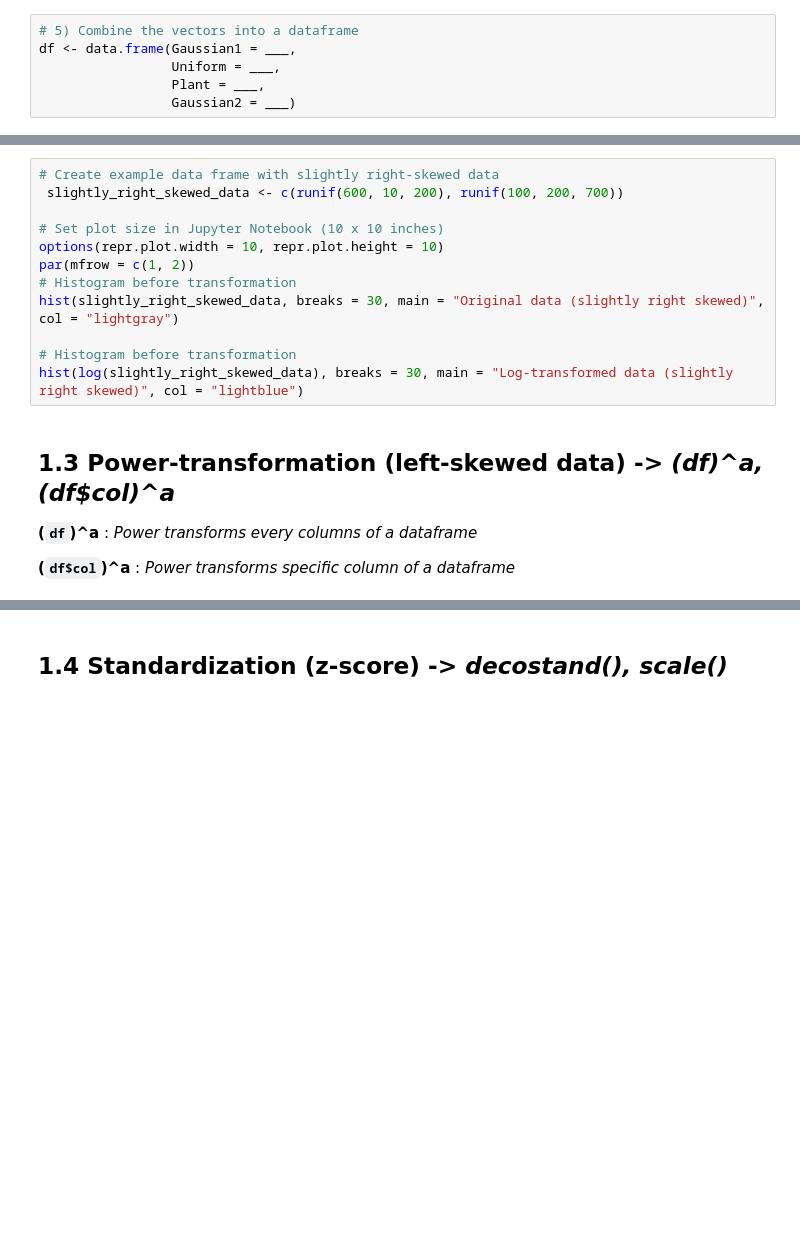
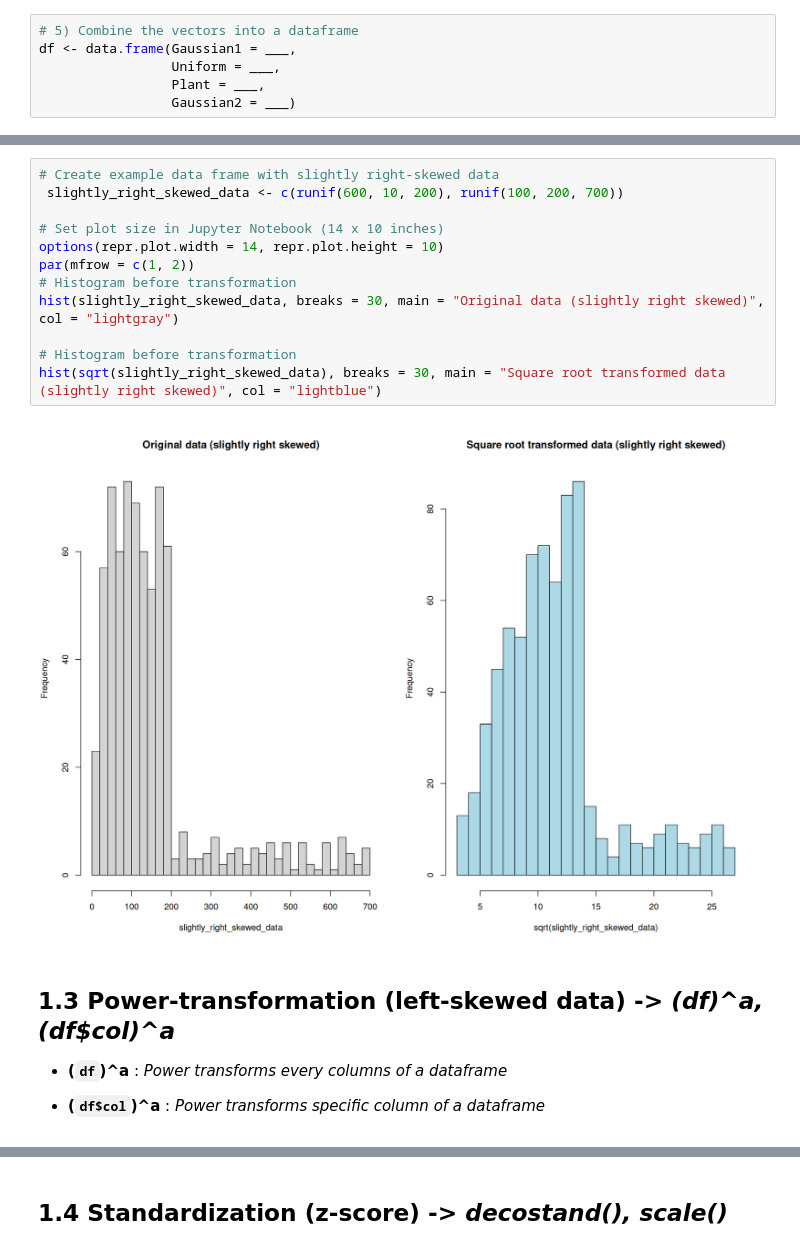
Before and after one commit to yaugot/ENV513_Multivariate_Statistics_in_R, a Jupyter notebook: Script2/Script2.ipynb, the cells around one changed output, grey strips where cells are left out. Cells and saved outputs as stored; diff of their text form; blank space fills up the shorter version.

```diff
--- a/Script2/Script2.ipynb
+++ b/Script2/Script2.ipynb
@@ -472,21 +536,23 @@ hist(log(right_skewed_data), breaks = 30, main = "Log-transformed data (right sk
 # %%
 # Create example data frame with slightly right-skewed data
  slightly_right_skewed_data <- c(runif(600, 10, 200), runif(100, 200, 700))
 
-# Set plot size in Jupyter Notebook (10 x 10 inches)
-options(repr.plot.width = 10, repr.plot.height = 10)
+# Set plot size in Jupyter Notebook (14 x 10 inches)
+options(repr.plot.width = 14, repr.plot.height = 10)
 par(mfrow = c(1, 2))
 # Histogram before transformation
 hist(slightly_right_skewed_data, breaks = 30, main = "Original data (slightly right skewed)", col = "lightgray")
 
 # Histogram before transformation
-hist(log(slightly_right_skewed_data), breaks = 30, main = "Log-transformed data (slightly right skewed)", col = "lightblue")
+hist(sqrt(slightly_right_skewed_data), breaks = 30, main = "Square root transformed data (slightly right skewed)", col = "lightblue")
+# %% [output]
+[figure, added]
 # %% [markdown]
 ## 1.3  Power-transformation (left-skewed data) -> *(df)^a,(df$col)^a*
 
-**(`df`)^a** : *Power transforms every columns of a dataframe*
+- **(`df`)^a** : *Power transforms every columns of a dataframe*
 
-**(`df$col`)^a** : *Power transforms specific column of a dataframe*
+- **(`df$col`)^a** : *Power transforms specific column of a dataframe*
 # %%
 # Create example data frame with left-skewed data
  left_skewed_data <- c(runif(150, 60, 600), runif(550, 600, 1000))
```
Also changed, not shown: parts of 40 cells of this notebook, 4 other files.
